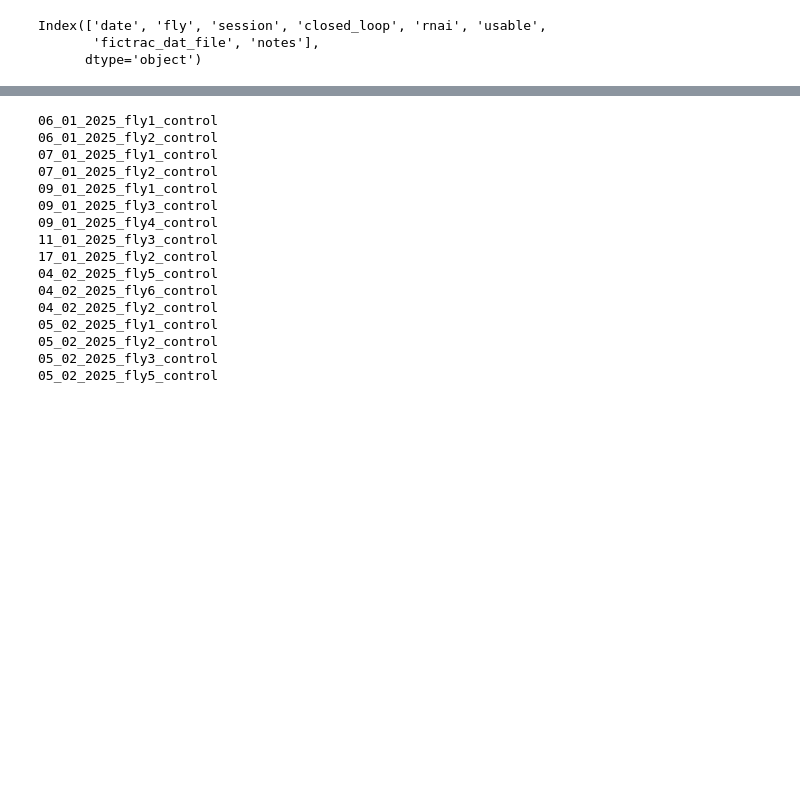
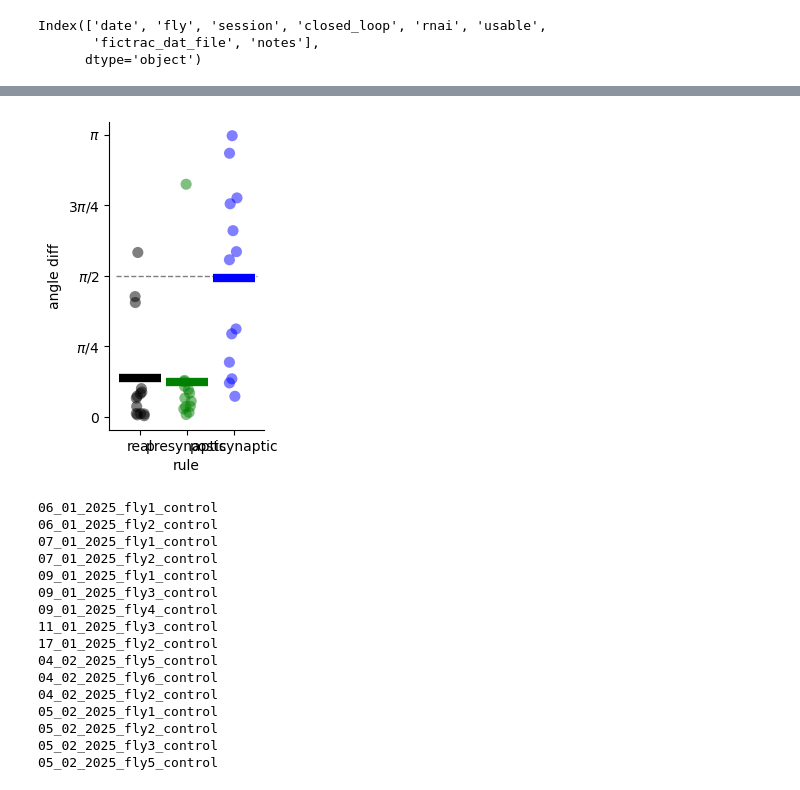
Before and after one commit to yfisher-lab/NeuromodPlasticity, a Jupyter notebook: NeuromodPlasticity/figures/presynaptic_gating/modeling_figs.ipynb, the cells around one changed output, grey strips where cells are left out. Saved outputs shown, nothing was run; the diff lists cells and outputs as text; code cells hidden in the pictures; blank space fills up the shorter version.

```diff
--- a/NeuromodPlasticity/figures/presynaptic_gating/modeling_figs.ipynb
+++ b/NeuromodPlasticity/figures/presynaptic_gating/modeling_figs.ipynb
@@ -39,6 +42,13 @@ sess_df = sess_df.loc[sess_df['usable']==1]
 Index(['date', 'fly', 'session', 'closed_loop', 'rnai', 'usable',
        'fictrac_dat_file', 'notes'],
       dtype='object')
+# %%
+def load_row(row):
+    if row['rnai']==0:
+        outdir = pathlib.PurePath( basedir / 'control' / row['date'] / row['fly'] / row['session'] / 'preprocess.pkl')
+    elif row['rnai']==1:
+        outdir = pathlib.PurePath( basedir / 'rnai' / row['date'] / row['fly'] / row['session'] / 'preprocess.pkl')
+    return st2p.preprocessing.EBImagingSession.from_file(outdir)
 # %%
 fly_ids = sess_df['fly_id'].unique()
 ctrl_fly_ids = [f for f in fly_ids if "control" in f]
@@ -140,3 +198,33 @@ fig.savefig(figfolder / 'simulated_learning_rate_vs_angle_diff.pdf')
+# %%
+# gridspec with width ratios 1,2
+from matplotlib.gridspec import GridSpec as GS
+
+fig, ax = plt.subplots(figsize=[2,4])
+# gs = GS(1,2, figure=fig, width_ratios=[1,2],wspace=.05)
+
+# real_ax = fig.add_subplot(gs[0,0])
+# sim_ax = fig.add_subplot(gs[0,1], sharey=real_ax)
+
+colors = ['green' ,'blue', 'black']
+tmp_offset_df = offset_df.loc[(offset_df['rule']=='real') | (offset_df['learning_rate']==.5)]
+sns.stripplot(data=tmp_offset_df, x='rule',
+              y='angle diff', dodge=False, alpha=.5,
+              ax=ax, legend=False, palette=colors, hue='rule',
+              order = ['real', 'presynaptic', 'postsynaptic'], s=8)
+sns.pointplot(data=tmp_offset_df, x = 'rule', y = 'angle diff',
+               estimator=np.mean, linestyle='none', errorbar=None,
+               marker="_", markersize=30, markeredgewidth=6,
+              ax=ax, hue='rule', palette=colors, order = ['real', 'presynaptic', 'postsynaptic'])
+
+ax.spines['top'].set_visible(False)
+ax.spines['right'].set_visible(False)
+ax.set_yticks([0, np.pi/4, np.pi/2, 3*np.pi/4, np.pi],
+              labels=['0', r'$\pi/4$', r'$\pi/2$', r'$3\pi/4$', r'$\pi$'])
+ax.hlines(np.pi/2, -0.5, 2.5, color='black', linestyle='--', linewidth=1,
+          alpha=.5, zorder=-1)
+fig.savefig(figfolder / 'simulated_vs_real_angle_diff.pdf')
+# %% [output]
+[figure, added]
 # %%
 
 weights_dict = { 'fly_id':[],
```
Also changed, not shown: parts of 7 cells of this notebook, 3 other files.
